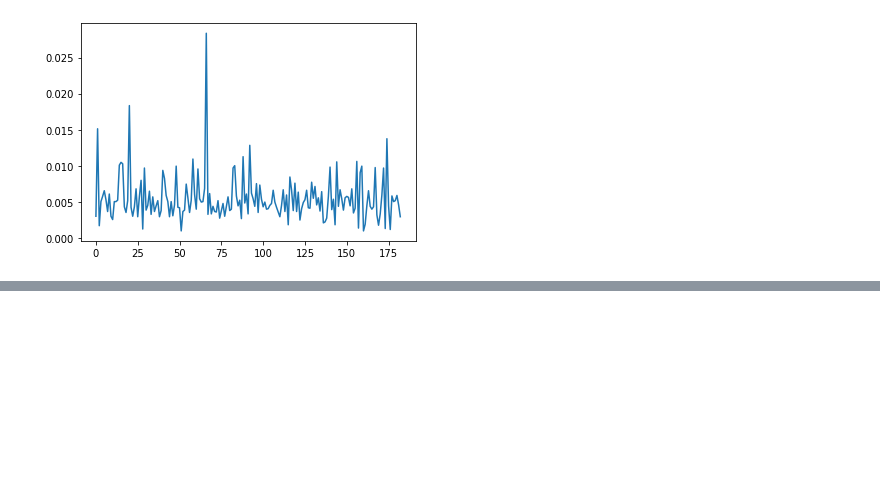
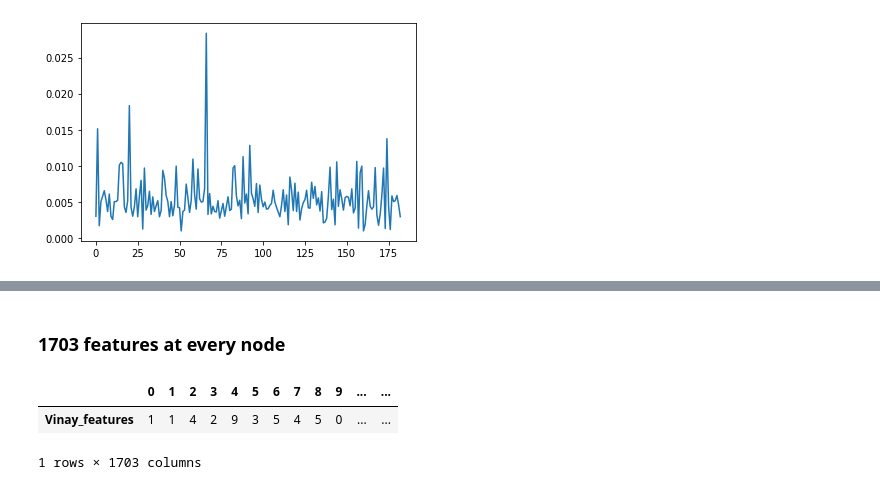
Before and after one commit to VinaySingh561/GraphML, a Jupyter notebook: Node_classification_new23.ipynb, the cells around one changed output, grey strips where cells are left out. Drawn from its saved outputs; the diff is of its cells as text; code cells hidden in the pictures; blank space fills up the shorter version.

```diff
--- a/Node_classification_new23.ipynb
+++ b/Node_classification_new23.ipynb
@@ -768,0 +796,14 @@ feature_data = pd.DataFrame(dict, index = ["Vinay"])
+# %% [markdown]
+### 1703 features at every node
+# %%
+dict_1 = {}
+for i in range(len(first_graph_features[0,:])):
+  dict_1[str(i)] = count(first_graph_features[:,i])
+
+import pandas as pd
+feature_dataset = pd.DataFrame(dict_1, index = ["Vinay_features"])
+feature_dataset.head()
+# %% [output]
+|  | 0 | 1 | 2 | 3 | 4 | 5 | 6 | 7 | 8 | 9 | ... | ... |
+| Vinay_features | 1 | 1 | 4 | 2 | 9 | 3 | 5 | 4 | 5 | 0 | ... | ... |
+1 rows × 1703 columns
```
Also changed, not shown: parts of 5 cells of this notebook.
